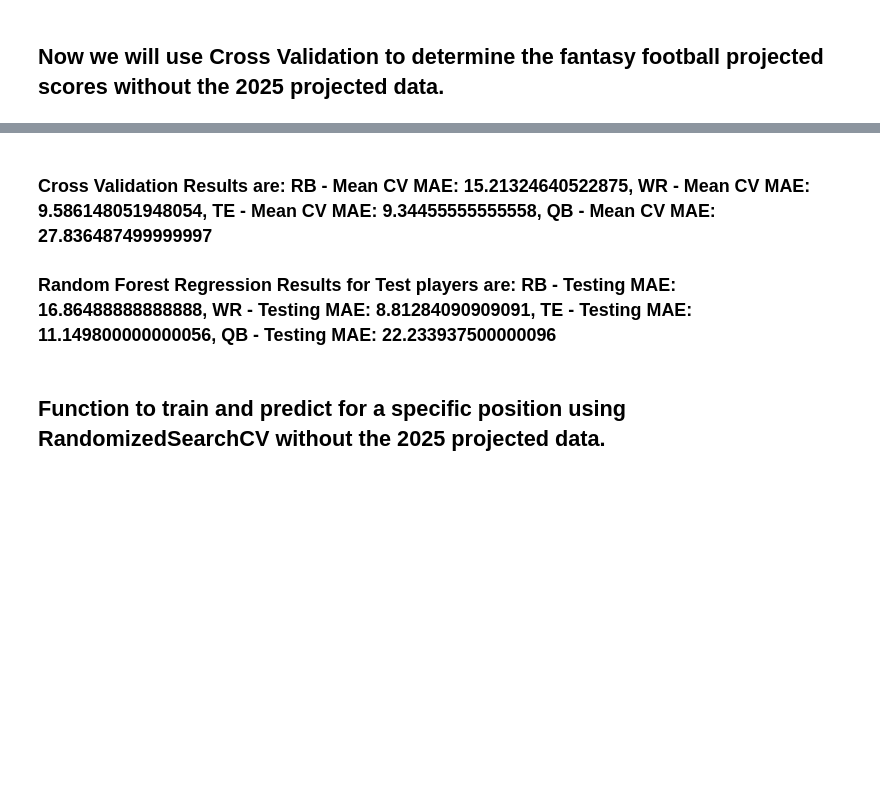
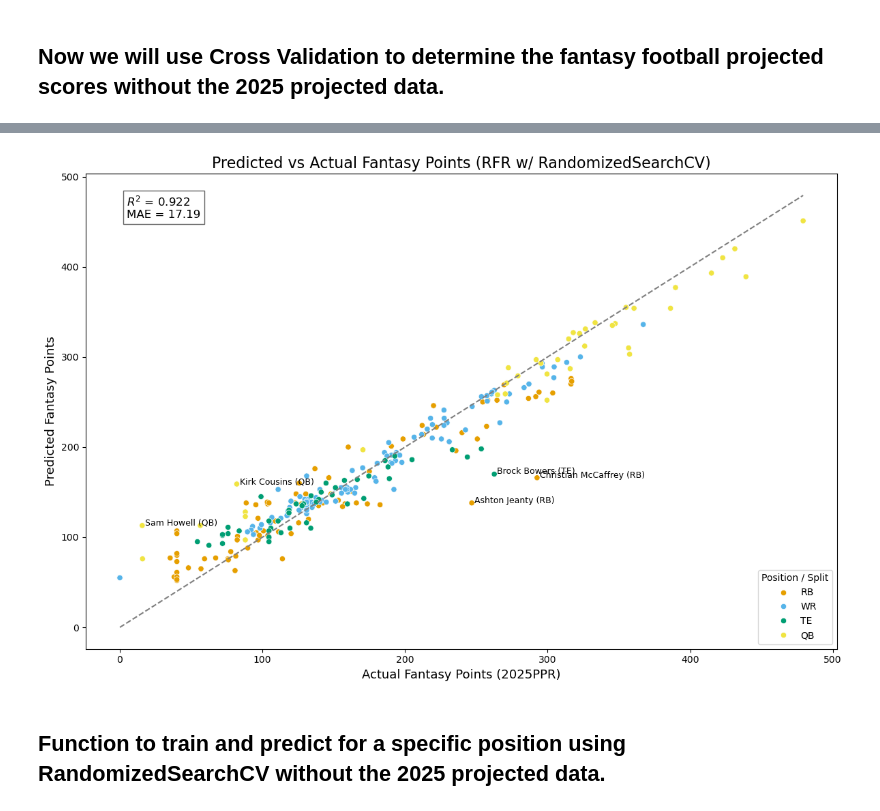
Before and after one commit to MoonData21/FantasyFootball2025Projections, a Jupyter notebook: FantasyFootball3.ipynb, the cells around one changed output, grey strips where cells are left out. Saved outputs shown, nothing was run; the diff lists cells and outputs as text; code cells hidden in the pictures; blank space fills up the shorter version.

```diff
--- a/FantasyFootball3.ipynb
+++ b/FantasyFootball3.ipynb
@@ -240,10 +241,10 @@ def train_and_predict_cv(position, features, cv=5):
     return position_data[['Player', 'FantPos', 'Predicted Fantasy Points', '2025PPR']]
 
 # Define feature sets for each position, including past PPR points and new features
-rb_features = ['2023RushAtt', '2023RushYds', '2023RushTD', '2023Rec', '2023RecTD', '2023G', '2023FL', '2023TD', '2024G', '2024RushAtt', '2024RushYds', '2024RushTD', '2024Rec', '2024RecYds', '2024RecTD', '2024FL', 'HealthGrade', '2025Age', '2025RushAtt','2025RushYds','2025RushTD','2025Rec','2025RecYds','2025RecTD','2025FL']
-wr_features = ['2023RushAtt', '2023RushYds', '2023RushTD', '2023Rec', '2023RecTD', '2023G', '2023FL', '2023TD', '2024G', '2024RushAtt', '2024RushYds', '2024RushTD', '2024Rec', '2024RecYds', '2024RecTD', '2024FL', 'HealthGrade', '2025Age', '2025RushAtt','2025RushYds','2025RushTD','2025Rec','2025RecYds','2025RecTD','2025FL']
-te_features = ['2023Rec', '2023RecTD', '2023G', '2023FL', '2023TD', '2024G', '2024Rec', '2024RecYds', '2024RecTD', '2024FL', 'HealthGrade', '2025Age', '2025G', '2025Rec','2025RecYds','2025RecTD','2025FL','2025TD']
-qb_features = ['PassYds', '2023PassTD', '2023RushAtt', '2023RushYds', '2023RushTD', '2023G', '2023FL', '2023TD', '2024G', '2024RushAtt', '2024RushYds', '2024RushTD', '2024FL', '2024PassYds', '2024PassTD', 'HealthGrade', '2025Age',	'2025Cmp', '2025Att', '2025PassYds','2025PassTD','2025Int','2025RushAtt','2025RushYds','2025RushTD', '2025FL']
+rb_features = ['2023PPR', '2023RushAtt', '2023RushYds', '2023RushTD', '2023Rec', '2023RecTD', '2023G', '2023FL', '2023TD', '2024G', '2024RushAtt', '2024RushYds', '2024RushTD', '2024Rec', '2024RecYds', '2024RecTD', '2024FL', 'HealthGrade', '2025Age', '2024PPR']
+wr_features = ['2023PPR', '2023RushAtt', '2023RushYds', '2023RushTD', '2023Rec', '2023RecTD', '2023G', '2023FL', '2023TD', '2024G', '2024RushAtt', '2024RushYds', '2024RushTD', '2024Rec', '2024RecYds', '2024RecTD', '2024FL', 'HealthGrade', '2025Age', '2024PPR']
+te_features = ['2023PPR', '2023Rec', '2023RecTD', '2023G', '2023FL', '2023TD', '2024G', '2024Rec', '2024RecYds', '2024RecTD', '2024FL', 'HealthGrade', '2025Age', '2025G', '2024PPR']
+qb_features = ['2023PPR', 'PassYds', '2023PassTD', '2023RushAtt', '2023RushYds', '2023RushTD', '2023G', '2023FL', '2023TD', '2024G', '2024RushAtt', '2024RushYds', '2024RushTD', '2024FL', '2024PassYds', '2024PassTD', 'HealthGrade', '2025Age', '2024PPR']
 
 # Train and predict for each position, excluding QBs
 rb_predictions = train_and_predict_cv('RB', rb_features)
@@ -279,6 +280,64 @@ RB - Feature Importances:
-# %% [markdown]
-### Cross Validation Results are: RB - Mean CV MAE: 15.21324640522875, WR - Mean CV MAE: 9.586148051948054, TE - Mean CV MAE: 9.34455555555558, QB - Mean CV MAE: 27.836487499999997
-### Random Forest Regression Results for Test players are: RB - Testing MAE: 16.86488888888888, WR - Testing MAE: 8.81284090909091, TE - Testing MAE: 11.149800000000056, QB - Testing MAE: 22.233937500000096
-# %% [markdown]
-## Function to train and predict for a specific position using RandomizedSearchCV without the 2025 projected data.
+# %%
+import matplotlib.pyplot as plt
+import seaborn as sns
+from sklearn.metrics import r2_score, mean_absolute_error
+import numpy as np
+
+# Calculate metrics
+r2 = r2_score(all_predictions['2025PPR'], all_predictions['Predicted Fantasy Points'])
+mae = mean_absolute_error(all_predictions['2025PPR'], all_predictions['Predicted Fantasy Points'])
+
+# Calculate residuals
+all_predictions['Residual'] = np.abs(all_predictions['2025PPR'] - all_predictions['Predicted Fantasy Points'])
+
+# Get top 5 outliers
+top_outliers = all_predictions.nlargest(5, 'Residual')
+
+# Colorblind-friendly palette (Color Universal Design)
+color_palette = {
+    'RB': '#E69F00',  # orange
+    'WR': '#56B4E9',  # blue
+    'TE': '#009E73',  # green
+    'QB': '#F0E442'   # yellow
+}
+
+# Plotting
+plt.figure(figsize=(12, 8))
+
+sns.scatterplot(
+    data=all_predictions,
+    x='2025PPR',
+    y='Predicted Fantasy Points',
+    hue='FantPos',
+    palette=color_palette
+)
+
+# Diagonal line for reference (perfect prediction)
+min_val = min(all_predictions['2025PPR'].min(), all_predictions['Predicted Fantasy Points'].min())
+max_val = max(all_predictions['2025PPR'].max(), all_predictions['Predicted Fantasy Points'].max())
+plt.plot([min_val, max_val], [min_val, max_val], ls="--", color='gray')
+
+# Annotate top residual outliers
+for _, row in top_outliers.iterrows():
+    plt.text(row['2025PPR'] + 2, row['Predicted Fantasy Points'],
+             f"{row['Player']} ({row['FantPos']})", fontsize=9, color='black')
+
+# Labels and title
+plt.title('Predicted vs Actual Fantasy Points (RFR w/ RandomizedSearchCV)', fontsize=16)
+plt.xlabel('Actual Fantasy Points (2025PPR)', fontsize=13)
+plt.ylabel('Predicted Fantasy Points', fontsize=13)
+
+# Display R² and MAE on the plot
+plt.text(min_val + 5, max_val - 25,
+         f"$R^2$ = {r2:.3f}\nMAE = {mae:.2f}",
+         fontsize=12, bbox=dict(facecolor='white', alpha=0.6))
+
+# Legend and layout
+plt.legend(title='Position / Split', loc='lower right')
+plt.tight_layout()
+plt.show()
+# %% [output]
+[figure, added]
+# %% [markdown]
+## Function to train and predict for a specific position using RandomizedSearchCV without the 2025 projected data.
 # %%
```
Also changed, not shown: parts of 7 cells of this notebook.
